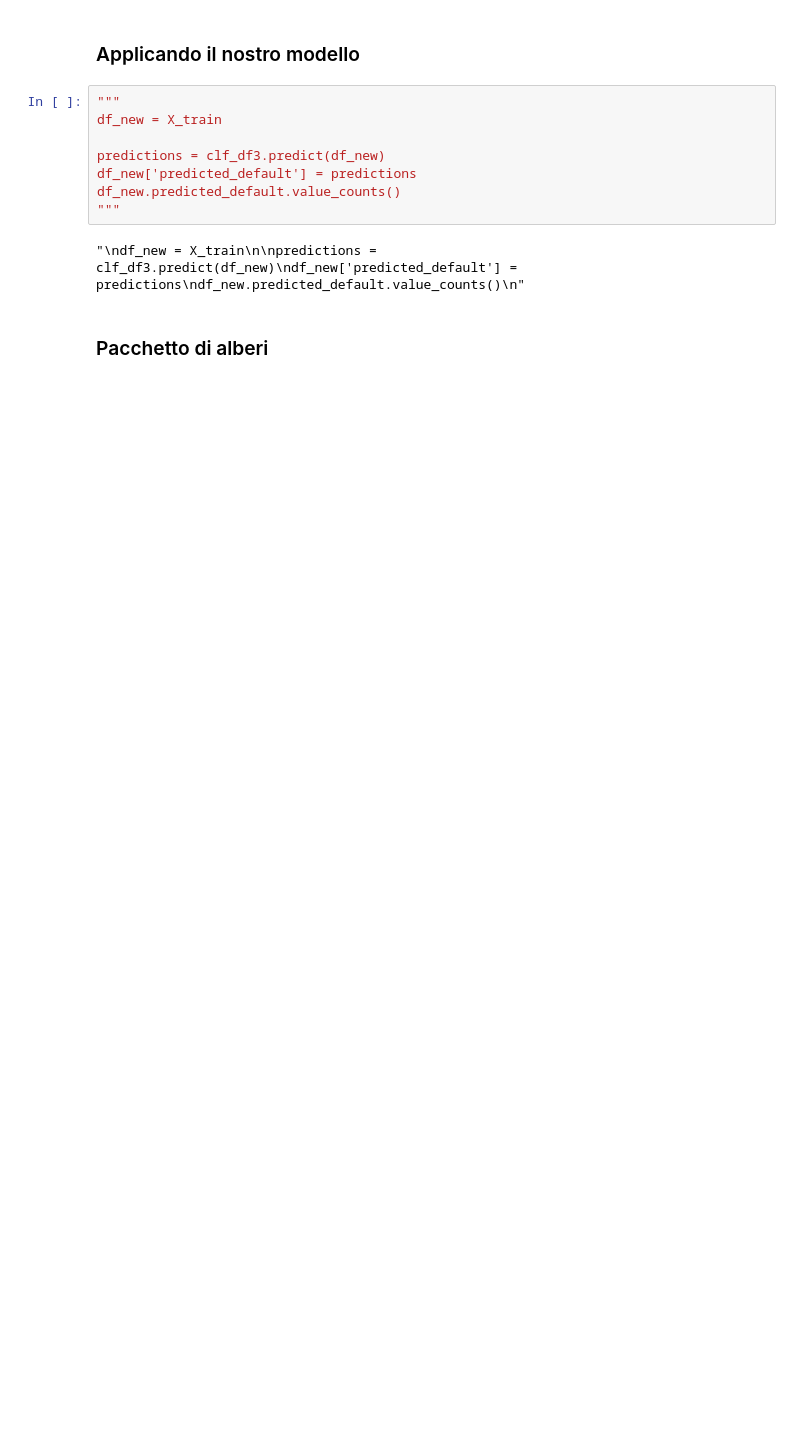
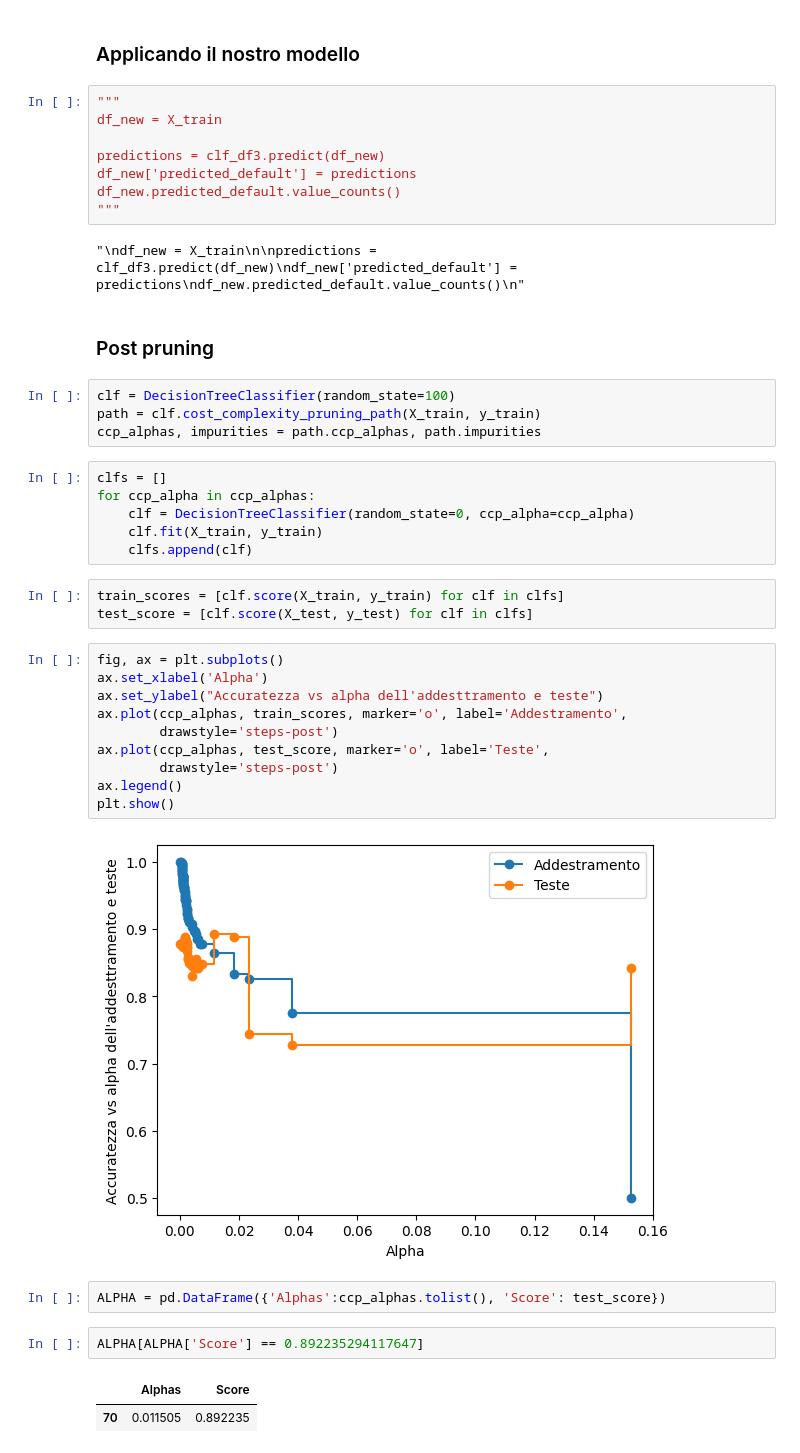
Before and after one commit to enzoschitini/repository-data-science-library, a Jupyter notebook: Data Science/EBAC Decision Tree Classifier/ml_model.ipynb, the cells around one changed output. Cells and saved outputs as stored; diff of their text form; blank space fills up the shorter version.

Commit message:
Decision Tree Classifier

```diff
--- a/Data Science/EBAC Decision Tree Classifier/ml_model.ipynb
+++ b/Data Science/EBAC Decision Tree Classifier/ml_model.ipynb
@@ -230,5 +238,37 @@ df_new.predicted_default.value_counts()
 """
 # %% [output]
 "\ndf_new = X_train\n\npredictions = clf_df3.predict(df_new)\ndf_new['predicted_default'] = predictions\ndf_new.predicted_default.value_counts()\n"
-# %% [markdown]
-### Pacchetto di alberi
+# %% [markdown]
+### Post pruning
+# %%
+clf = DecisionTreeClassifier(random_state=100)
+path = clf.cost_complexity_pruning_path(X_train, y_train)
+ccp_alphas, impurities = path.ccp_alphas, path.impurities
+# %%
+clfs = []
+for ccp_alpha in ccp_alphas:
+    clf = DecisionTreeClassifier(random_state=0, ccp_alpha=ccp_alpha)
+    clf.fit(X_train, y_train)
+    clfs.append(clf)
+# %%
+train_scores = [clf.score(X_train, y_train) for clf in clfs]
+test_score = [clf.score(X_test, y_test) for clf in clfs]
+# %%
+fig, ax = plt.subplots()
+ax.set_xlabel('Alpha')
+ax.set_ylabel("Accuratezza vs alpha dell'addesttramento e teste")
+ax.plot(ccp_alphas, train_scores, marker='o', label='Addestramento',
+        drawstyle='steps-post')
+ax.plot(ccp_alphas, test_score, marker='o', label='Teste',
+        drawstyle='steps-post')
+ax.legend()
+plt.show()
+# %% [output]
+[figure, added]
+# %%
+ALPHA = pd.DataFrame({'Alphas':ccp_alphas.tolist(), 'Score': test_score})
+# %%
+ALPHA[ALPHA['Score'] == 0.892235294117647]
+# %% [output]
+|  | Alphas | Score |
+| 70 | 0.011505 | 0.892235 |
```
Also changed, not shown: parts of 20 cells of this notebook.
